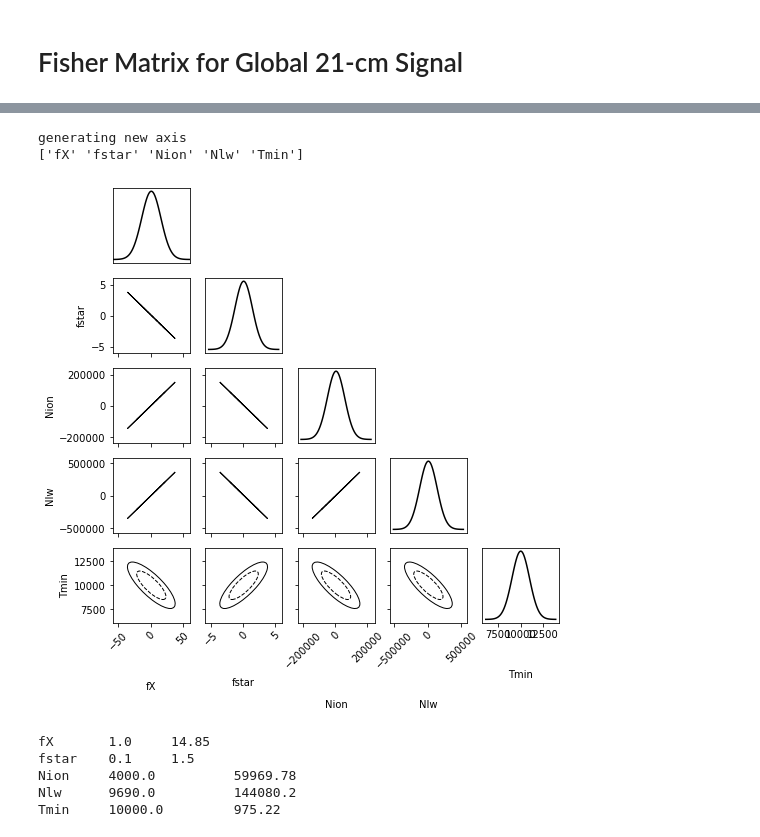
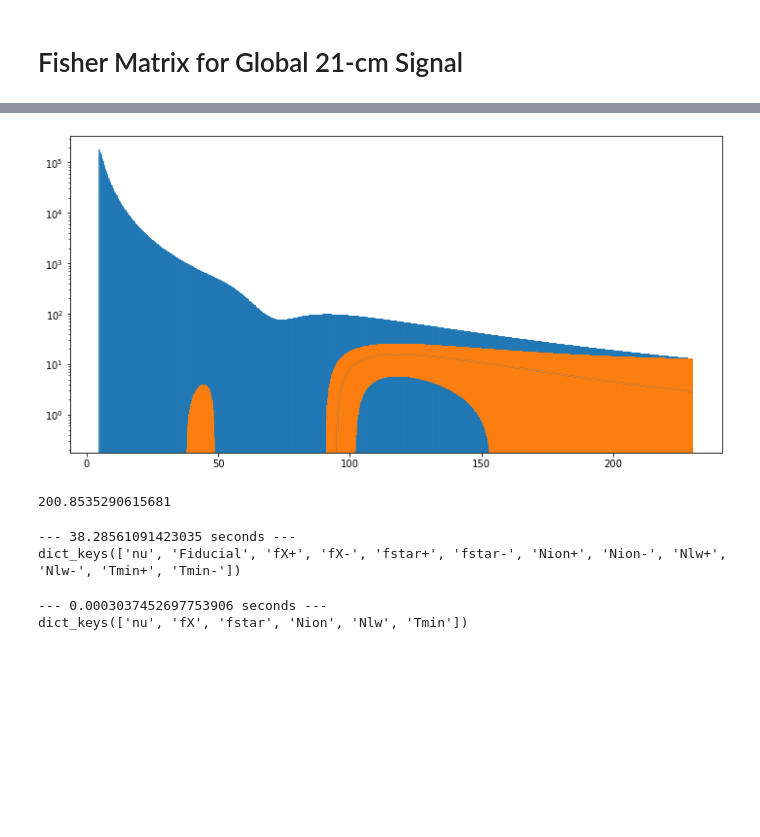
Before and after one commit to aryanrahimieh/ARES_Fisher, a Jupyter notebook: ARES_Fisher.ipynb, the cells around one changed output, grey strips where cells are left out. Cells and saved outputs as stored; diff of their text form; code cells hidden in the pictures; blank space fills up the shorter version.

```diff
--- a/ARES_Fisher.ipynb
+++ b/ARES_Fisher.ipynb
@@ -123,26 +2,0 @@ array([[ 2.81088959e+03,  2.34343193e+04,  4.29016460e-03,
-# %%
-from fishchips.cosmo import Observables
-import fishchips.util
-
-cov = np.linalg.inv(FisherMatrix)
-cov
-obs = Observables(parameters=names,
-                  fiducial=fids,
-                  left=fids-steps,
-                  right=fids+steps)
-
-fishchips.util.plot_triangle(obs, cov, labels=names)
-plt.savefig('triangle.pdf')
-# %% [output]
-generating new axis
-['fX' 'fstar' 'Nion' 'Nlw' 'Tmin']
-[figure, removed]
-# %%
-for i in range(5):
-    print(names[i], "\t", fids[i], "\t", np.round(np.sqrt(cov[i,i]),2))
-# %% [output]
-fX       1.0     14.85
-fstar    0.1     1.5
-Nion     4000.0          59969.78
-Nlw      9690.0          144080.2
-Tmin     10000.0         975.22
@@ -148,0 +106,50 @@ Tmin     10000.0         975.22
+# %%
+plt.subplots(figsize=(12,6))
+
+# plt.plot(nu_test,noise*1000)
+# plt.xlabel("nu",fontsize=15);plt.ylabel("Noise (mK)",fontsize=15)
+# plt.grid();plt.savefig("noise.pdf")
+
+plt.errorbar(datadict["nu"], datadict["Fiducial"], yerr=1000*noise1, label = "Fiducial")
+plt.errorbar(datadict["nu"], datadict["Fiducial"], yerr=10, label = "Fiducial")
+plt.yscale("log")
+
+# noise1 = NoiseFunction(nu_test, T408=20, nu408=408, beta=-2.55, dnu=1000, tobs=10*3600)
+# noise2 = NoiseFunction(nu_test, T408=20, nu408=408, beta=-2.55, dnu=1000, tobs=100*3600)
+# noise3 = NoiseFunction(nu_test, T408=20, nu408=408, beta=-2.55, dnu=1000, tobs=1000*3600)
+# noise4 = NoiseFunction(nu_test, T408=1000, nu408=408, beta=-2.55, dnu=1000, tobs=100*3600)
+# noise5 = NoiseFunction(nu_test, T408=1000, nu408=408, beta=-2.55, dnu=1000, tobs=1000*3600)
+
+# plt.plot(nu_test, 1000*noise1, label = "T408=20k, tobs=10hr")
+# plt.plot(nu_test, 1000*noise2, label = "T408=20k, tobs=100hr")
+# plt.plot(nu_test, 1000*noise3, label = "T408=20k, tobs=1000hr")
+# plt.plot(nu_test, 1000*noise4, label = "T408=1000k, tobs=100hr")
+# plt.plot(nu_test, 1000*noise5, label = "T408=1000k, tobs=1000hr")
+
+# plt.plot(nu_test, 10*noise/noise, label = "10 mK const noise")
+
+# plt.xlabel("frequency (MHz)"); plt.ylabel("Noise (mK)")
+# plt.yscale("log");plt.grid(); plt.legend();plt.savefig("noise_curves.pdf")
+# %% [output]
+[figure, added]
+# %%
+(8)**(2.55)
+# %% [output]
+200.8535290615681
+# %%
+time0 = time.time()
+datadict = DataDict(nu_test, fid_dict, step_dict)
+# plt.plot(testdatadict["nu"], testdatadict["Fiducial"])
+print("--- %s seconds ---" % (time.time() - time0))
+print(datadict.keys())
+# %% [output]
+--- 38.28561091423035 seconds ---
+dict_keys(['nu', 'Fiducial', 'fX+', 'fX-', 'fstar+', 'fstar-', 'Nion+', 'Nion-', 'Nlw+', 'Nlw-', 'Tmin+', 'Tmin-'])
+# %%
+time0 = time.time()
+derivdict = DerivDict(datadict, fid_dict, step_dict)
+print("--- %s seconds ---" % (time.time() - time0))
+print(derivdict.keys())
+# %% [output]
+--- 0.0003037452697753906 seconds ---
+dict_keys(['nu', 'fX', 'fstar', 'Nion', 'Nlw', 'Tmin'])
```
Also changed, not shown: parts of 42 cells of this notebook.
